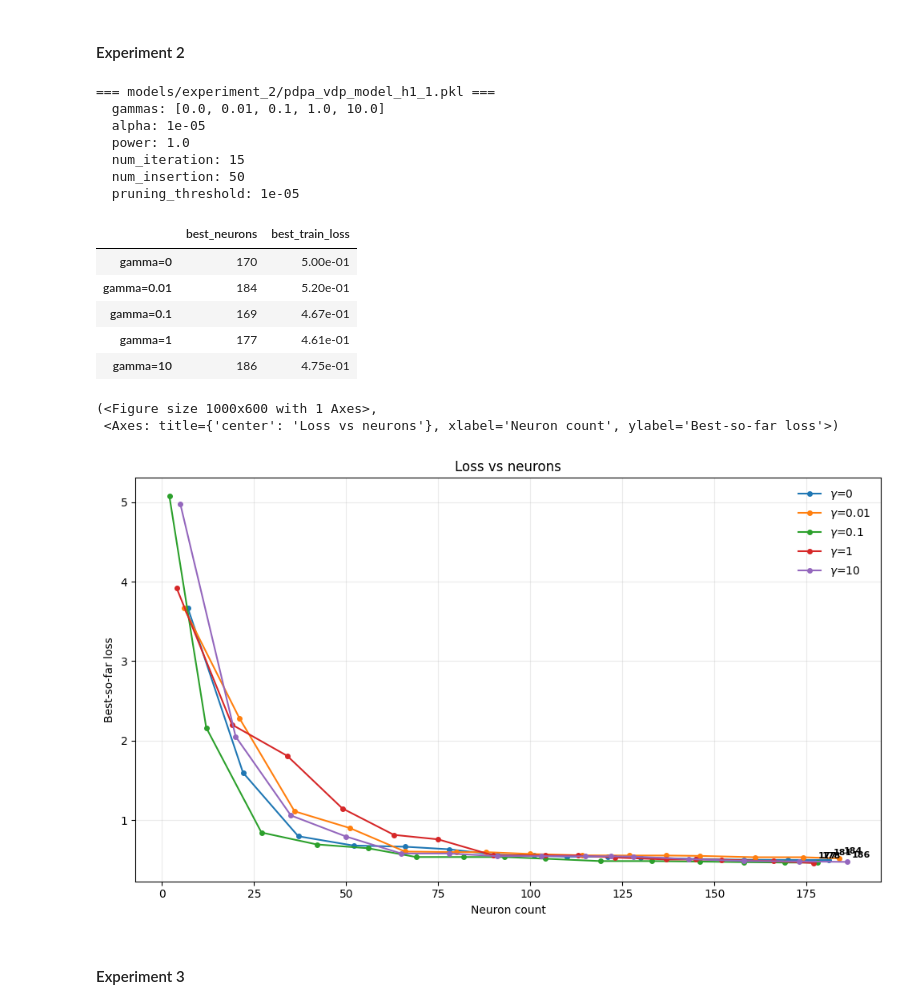
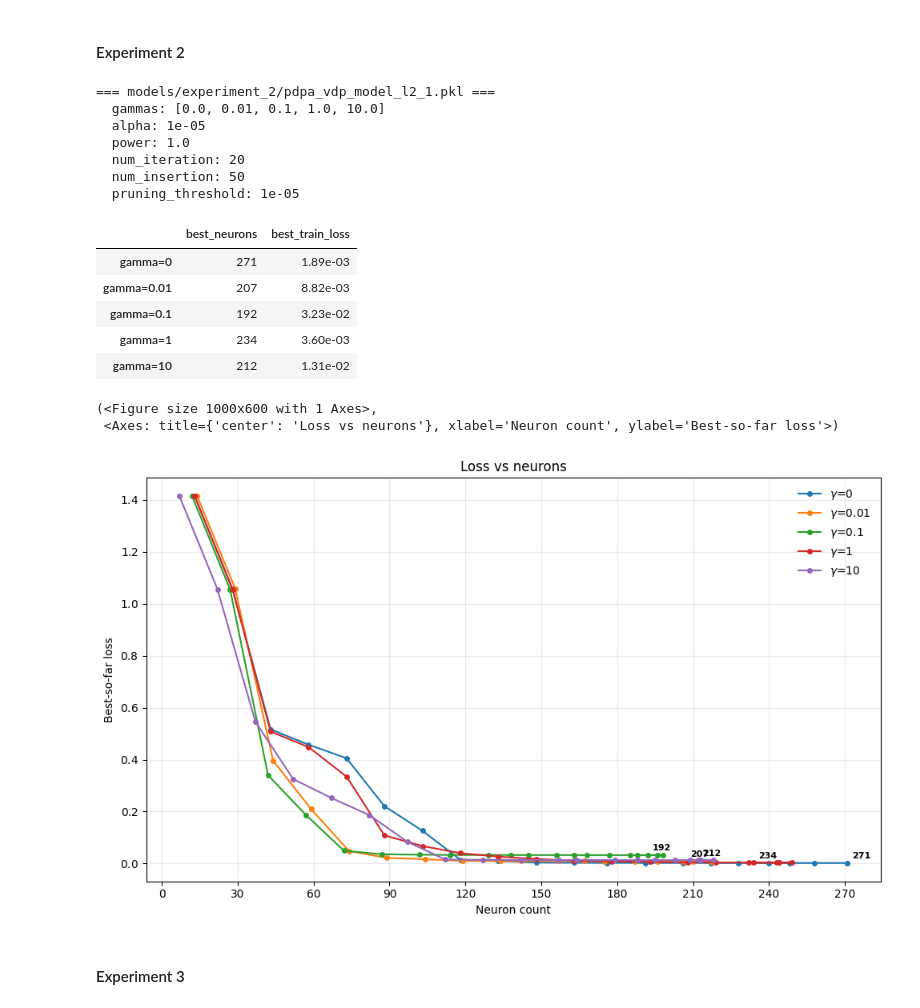
Before and after one commit to KeWu5678/NNforHJB, a Jupyter notebook: notebook/experiment_analysis.ipynb, the cells around one changed output. Drawn from its saved outputs; the diff is of its cells as text; code cells hidden in the pictures.

```diff
--- a/notebook/experiment_analysis.ipynb
+++ b/notebook/experiment_analysis.ipynb
@@ -58,41 +58,41 @@ plot_loss_vs_neurons_by_gamma(
 # %%
 from src.metric import print_experiment_hyperparameters
 
-print_experiment_hyperparameters("models/experiment_2/pdpa_vdp_model_h1_1.pkl")
+print_experiment_hyperparameters("models/experiment_2/pdpa_vdp_model_l2_1.pkl")
 # %% [output]
-=== models/experiment_2/pdpa_vdp_model_h1_1.pkl ===
+=== models/experiment_2/pdpa_vdp_model_l2_1.pkl ===
   gammas: [0.0, 0.01, 0.1, 1.0, 10.0]
   alpha: 1e-05
   power: 1.0
-  num_iteration: 15
+  num_iteration: 20
   num_insertion: 50
   pruning_threshold: 1e-05
 # %%
 from src.metric import summarize_final_neuron_count_and_loss
 
 out = summarize_final_neuron_count_and_loss(
-    "models/experiment_2/pdpa_vdp_model_h1_1.pkl",
+    "models/experiment_2/pdpa_vdp_model_l2_1.pkl",
     loss="train"
     )
 out["table_df"]   # rows = gamma, cols = best_neurons / best_val_loss (sci)
 # %% [output]
 |  | best_neurons | best_train_loss |
-| gamma=0 | 170 | 5.00e-01 |
-| gamma=0.01 | 184 | 5.20e-01 |
-| gamma=0.1 | 169 | 4.67e-01 |
-| gamma=1 | 177 | 4.61e-01 |
-| gamma=10 | 186 | 4.75e-01 |
+| gamma=0 | 271 | 1.89e-03 |
+| gamma=0.01 | 207 | 8.82e-03 |
+| gamma=0.1 | 192 | 3.23e-02 |
+| gamma=1 | 234 | 3.60e-03 |
+| gamma=10 | 212 | 1.31e-02 |
 # %%
 from src.metric import plot_loss_vs_neurons_by_gamma
 
 plot_loss_vs_neurons_by_gamma(
-    "models/experiment_2/pdpa_vdp_model_h1_1.pkl",
+    "models/experiment_2/pdpa_vdp_model_l2_1.pkl",
     loss="train",
 )
 # %% [output]
 (<Figure size 1000x600 with 1 Axes>,
  <Axes: title={'center': 'Loss vs neurons'}, xlabel='Neuron count', ylabel='Best-so-far loss'>)
-[figure, old version]
+[figure, new version]
 # %% [markdown]
 #### Experiment 3
 # %%
```
Also changed, not shown: parts of 13 cells of this notebook, 3 other files.
